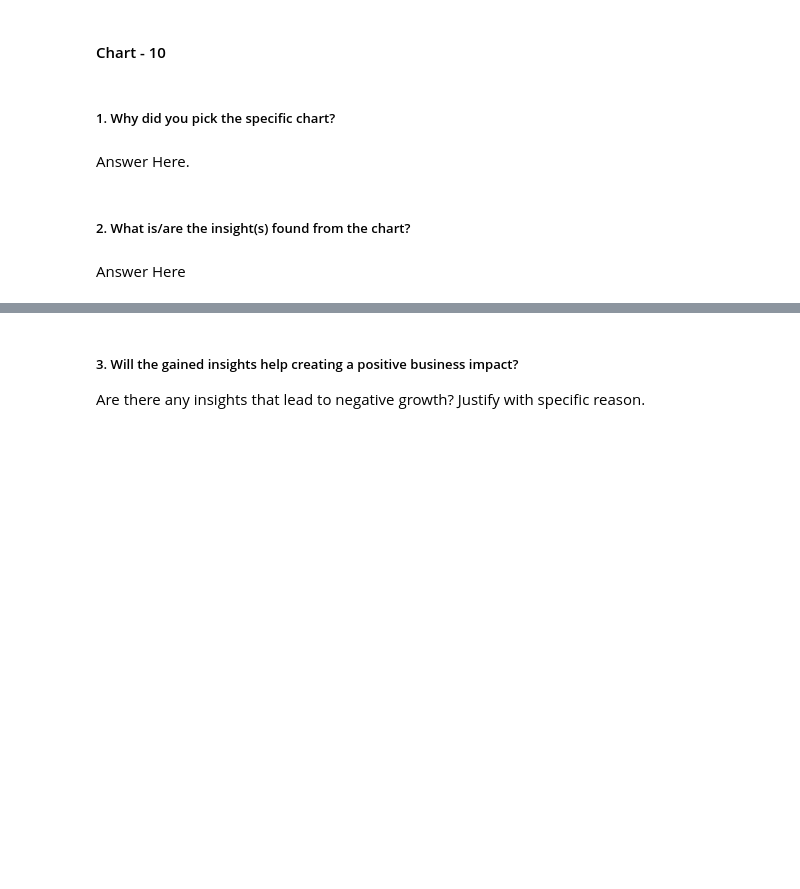
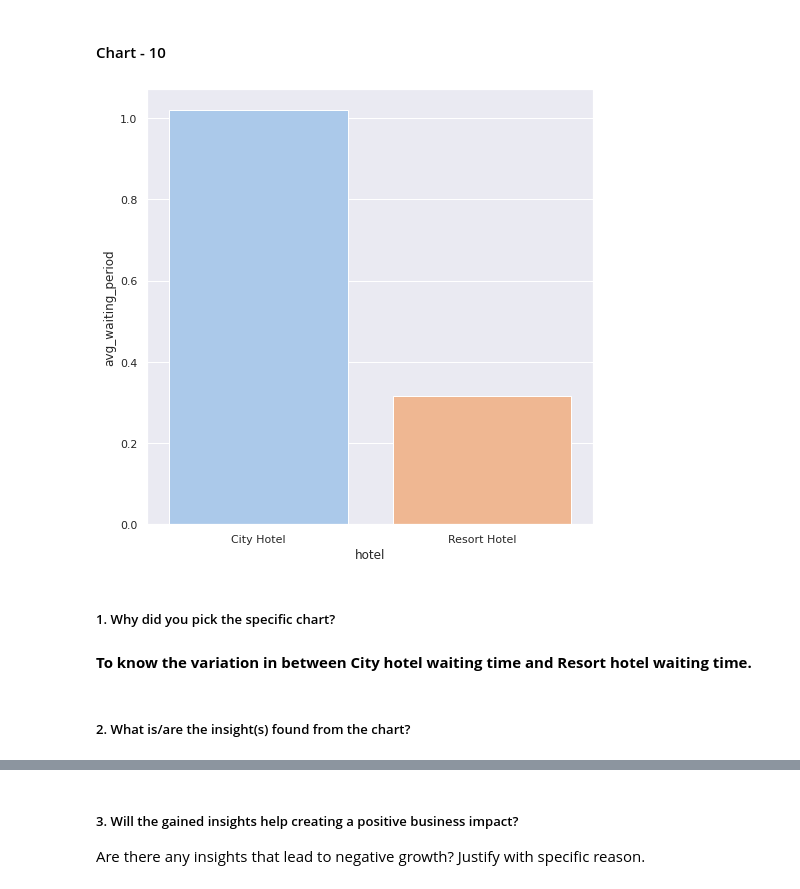
Before and after one commit to Ganeshbhavale/EDA-Hotel-Booking-Analysis., a Jupyter notebook: Ganesh_EDA_Hotel_Booking_Project_.ipynb, the cells around one changed output, grey strips where cells are left out. Drawn from its saved outputs; the diff is of its cells as text; code cells hidden in the pictures; blank space fills up the shorter version.

```diff
--- a/Ganesh_EDA_Hotel_Booking_Project_.ipynb
+++ b/Ganesh_EDA_Hotel_Booking_Project_.ipynb
@@ -903,8 +925,18 @@ Answer Here
+# %%
+# Chart - 10 visualization code
+ #creating a DF which store groupby 'Hotel' rows.
+grouped_by_hotel = Hotel_data_df_1.groupby('hotel')
+
+# waiting_df which stores mean of days in waiting list column
+Waiting_df = pd.DataFrame(grouped_by_hotel['days_in_waiting_list'].agg(np.mean).reset_index().rename(columns = {'days_in_waiting_list':'avg_waiting_period'}))
+plt.figure(figsize = (8,8))
+sns.barplot(x = Waiting_df['hotel'], y = Waiting_df['avg_waiting_period'] )
+plt.show()
+# %% [output]
+[figure, added]
 # %% [markdown]
 ##### 1. Why did you pick the specific chart?
-# %% [markdown]
-Answer Here.
+# %% [markdown]
+**To know the variation in between City hotel waiting time and Resort hotel waiting time.**
 # %% [markdown]
 ##### 2. What is/are the insight(s) found from the chart?
-# %% [markdown]
-Answer Here
```
Also changed, not shown: parts of 34 cells of this notebook.
